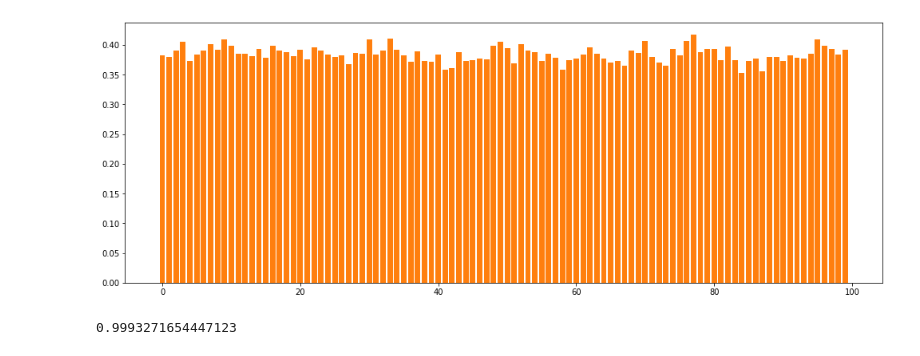
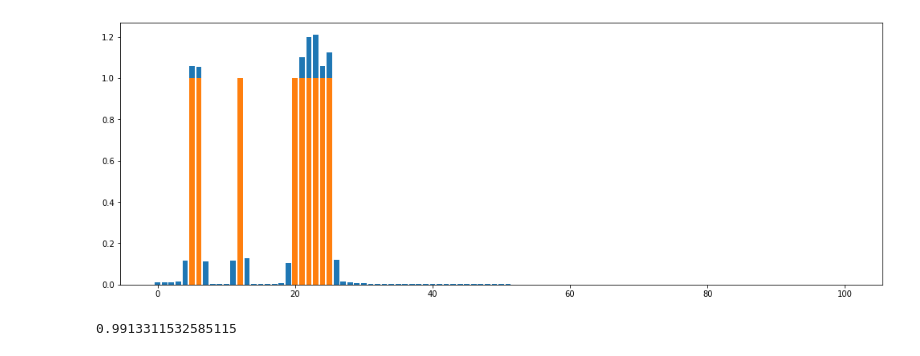
Before and after one commit to kureta/rt_ddsp, a Jupyter notebook: notebooks/FilteredNoise Synthesizer Testing.ipynb, the cells around one changed output. Drawn from its saved outputs; the diff is of its cells as text; code cells hidden in the pictures.

Commit message:
WIP: working on my own `FilteredNoise` implementation.

```diff
--- a/notebooks/FilteredNoise Synthesizer Testing.ipynb
+++ b/notebooks/FilteredNoise Synthesizer Testing.ipynb
@@ -56,0 +87,6 @@ It was due to scaling inside the `FilteredNoise` class.
+# %%
+padded_signal = np.pad(signal, (len(tdg_filter), len(tdg_filter)))
+# %%
+result = np.convolve(padded_signal, tdg_filter, 'valid')
+result = result[8000:-8001]
+result.shape
@@ -57,4 +109,3 @@ It was due to scaling inside the `FilteredNoise` class.
 # %%
-magnitudes = noise.get_controls(filter_bank_magnitudes)['magnitudes'].mean(0).mean(0).numpy()
-bands = np.stack([np.array([np.sum(j[i * (len(j) // n_bands):(i + 1) * (len(j) // n_bands)]) for i in range(n_bands)]) for j in np_fft])
-bands = np.mean(bands, axis=0)
+result_fft = np.abs(np.fft.rfft(result))
+bands = np.array([np.sum(result_fft[i * (len(result_fft) // n_bands):(i + 1) * (len(result_fft) // n_bands)]) for i in range(n_bands)])
@@ -61,10 +115,21 @@ bands = np.mean(bands, axis=0)
+# %%
+bands = []
+for i in range(101):
+    begin = max(0, 160 * i - 80)
+    end = min(17999, 160 * (i+1) - 80)
+    bands.append(np.mean(result_fft[begin:end]))
+bands = np.array(bands)
+
+controls = np.zeros(101)
+for i in one_bands:
+    controls[i] = 1.0
 # %%
-plt.bar(range(n_bands), magnitudes)
-plt.bar(range(n_bands), bands / sample_rate)
+plt.bar(range(101), bands / 80)
+plt.bar(range(101), controls)
 plt.show()
 # %% [output]
-[figure, old version]
+[figure, new version]
-# %%
-(magnitudes @ bands) / (np.linalg.norm(magnitudes) * np.linalg.norm(bands))
-# %% [output]
-0.9993271654447123
+# %%
+cosine_similarity(bands, controls)
+# %% [output]
+0.9913311532585115
```
Also changed, not shown: parts of 27 cells of this notebook.
